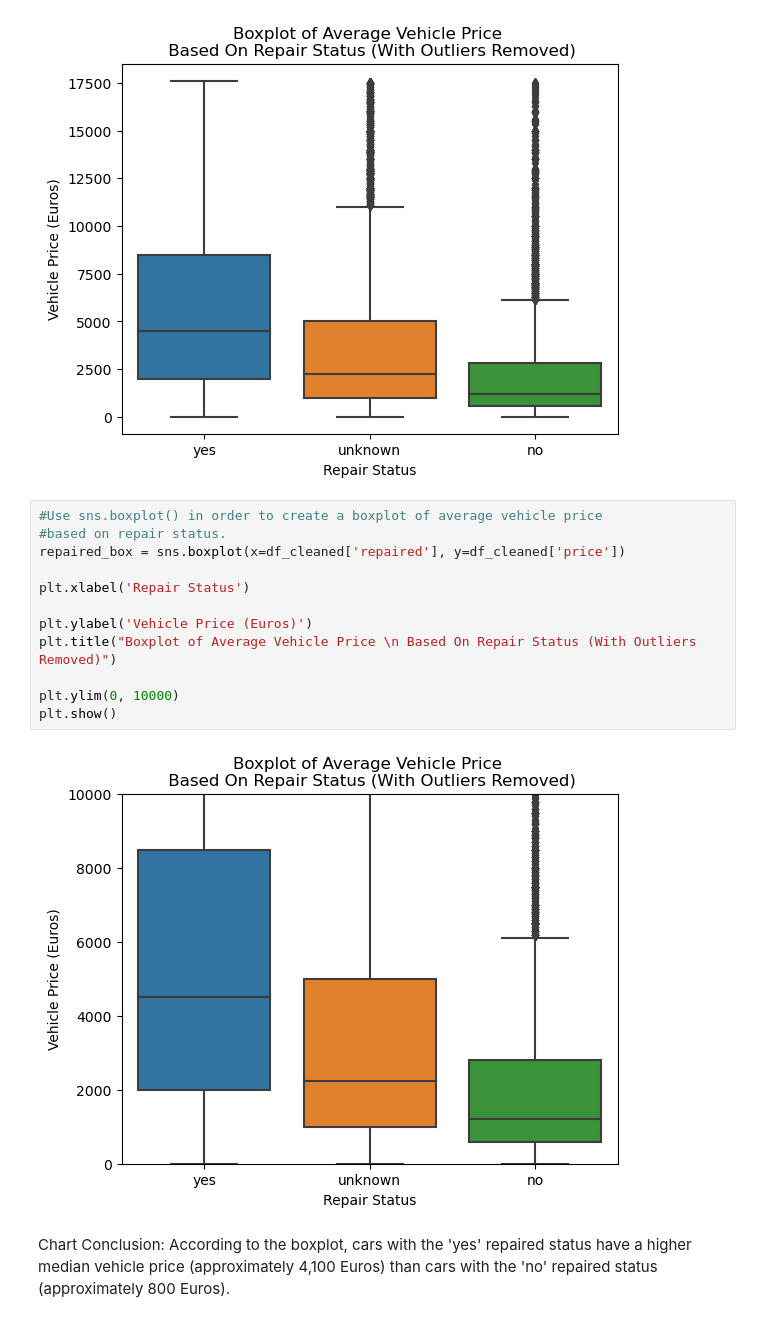
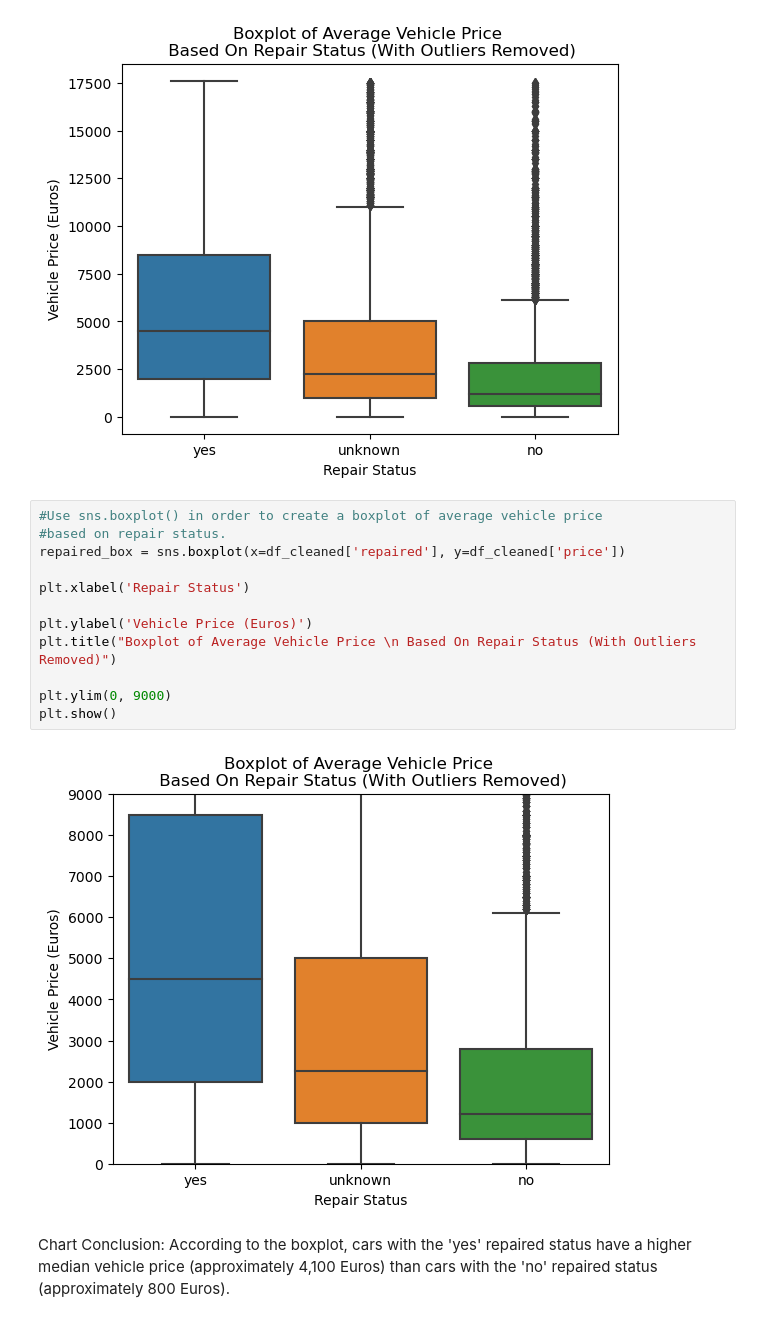
Before and after one commit to BLacuesta3/Sprint-12-Project, a Jupyter notebook: Sprint 12 Project Reviewed 2.ipynb, the cells around one changed output. Drawn from its saved outputs; the diff is of its cells as text.

```diff
--- a/Sprint 12 Project Reviewed 2.ipynb
+++ b/Sprint 12 Project Reviewed 2.ipynb
@@ -994,17 +994,17 @@ plt.show()
 # %%
 #Use sns.boxplot() in order to create a boxplot of average vehicle price
 #based on repair status.
 repaired_box = sns.boxplot(x=df_cleaned['repaired'], y=df_cleaned['price'])
 
 plt.xlabel('Repair Status')
 
 plt.ylabel('Vehicle Price (Euros)')
 plt.title("Boxplot of Average Vehicle Price \n Based On Repair Status (With Outliers Removed)")
 
-plt.ylim(0, 10000)
+plt.ylim(0, 9000)
 plt.show()
 # %% [output]
-[figure, old version]
+[figure, new version]
 # %% [markdown]
 Chart Conclusion:
 According to the boxplot, cars with the 'yes' repaired status have a higher median vehicle price (approximately 4,100 Euros)
```
Also changed, not shown: parts of 13 cells of this notebook, 3 other files.
